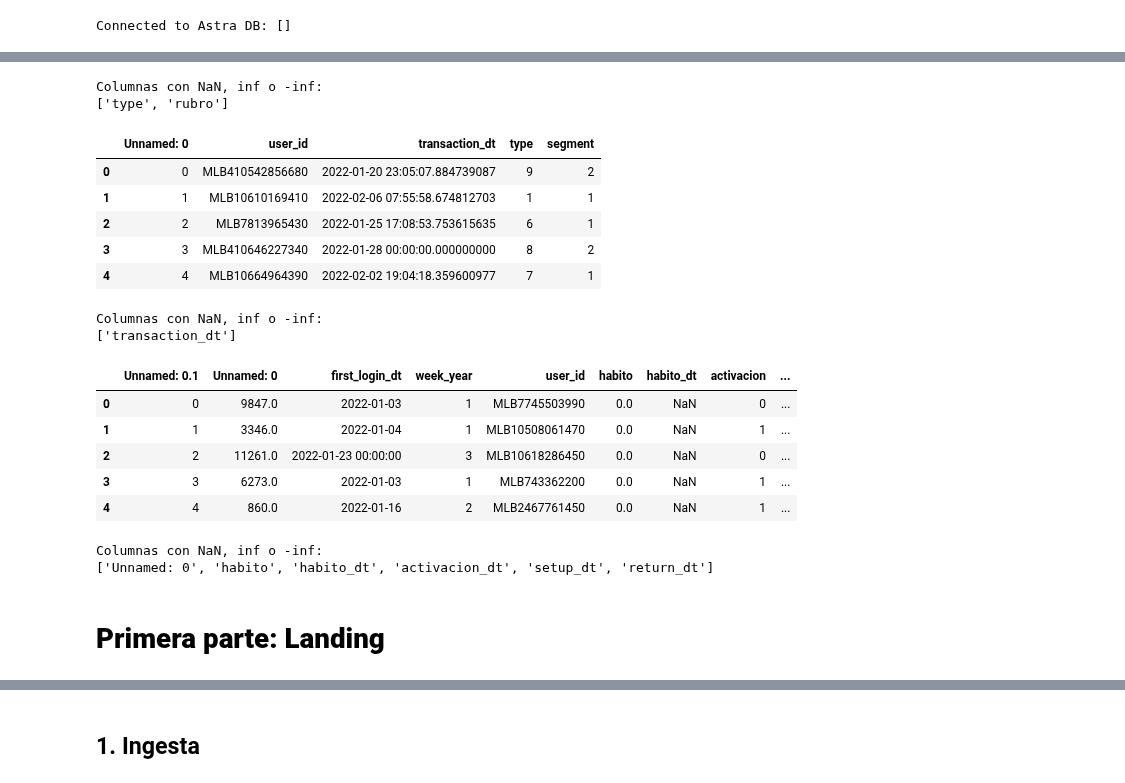
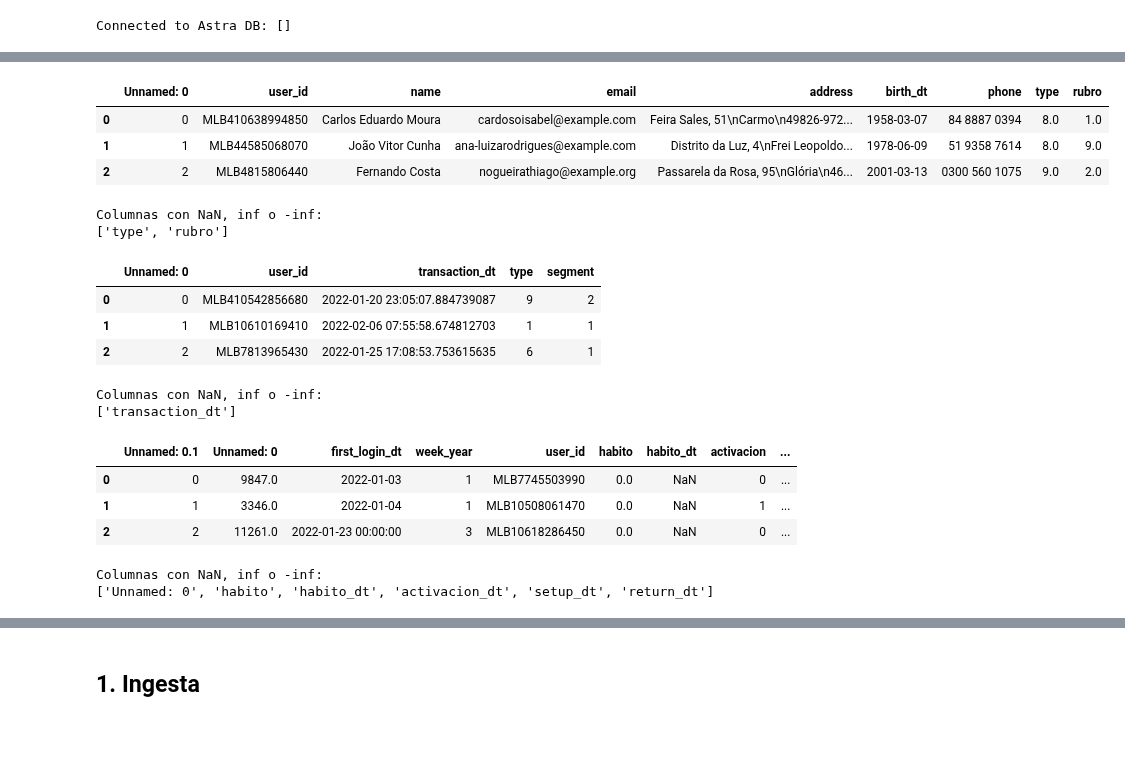
Before and after one commit to fernandezelias/ETL-Pipeline-PySpark-AstraDB, a Jupyter notebook: ETL_Cassandra_Astra.ipynb, the cells around one changed output, grey strips where cells are left out. Cells and saved outputs as stored; diff of their text form; code cells hidden in the pictures; blank space fills up the shorter version.

```diff
--- a/ETL_Cassandra_Astra.ipynb
+++ b/ETL_Cassandra_Astra.ipynb
@@ -47 +37,12 @@ Index(['Unnamed: 0', 'user_id', 'name', 'email', 'address', 'birth_dt',
+# %%
+# Carga de dataset 'users' desde la carpeta 'data'
+users = pd.read_csv("data/dim_users.csv")
+# %%
+# Vista rápida de users
+users.head(3)
+# %% [output]
+|  | Unnamed: 0 | user_id | name | email | address | birth_dt | phone | type | rubro |
+| 0 | 0 | MLB410638994850 | Carlos Eduardo Moura | cardosoisabel@example.com | Feira Sales, 51\nCarmo\n49826-972... | 1958-03-07 | 84 8887 0394 | 8.0 | 1.0 |
+| 1 | 1 | MLB44585068070 | João Vitor Cunha | ana-luizarodrigues@example.com | Distrito da Luz, 4\nFrei Leopoldo... | 1978-06-09 | 51 9358 7614 | 8.0 | 9.0 |
+| 2 | 2 | MLB4815806440 | Fernando Costa | nogueirathiago@example.org | Passarela da Rosa, 95\nGlória\n46... | 2001-03-13 | 0300 560 1075 | 9.0 | 2.0 |
 # %%
@@ -55,13 +56,3 @@ print(columnas_afectadas)
 # %% [output]
 Columnas con NaN, inf o -inf:
 ['type', 'rubro']
-# %%
-transactions = pd.read_csv("/content/drive/MyDrive/Código en Python/Minería de datos II/Parcial_2/fact_users_transactions.csv")
-transactions.head()
-# %% [output]
-|  | Unnamed: 0 | user_id | transaction_dt | type | segment |
-| 0 | 0 | MLB410542856680 | 2022-01-20 23:05:07.884739087 | 9 | 2 |
-| 1 | 1 | MLB10610169410 | 2022-02-06 07:55:58.674812703 | 1 | 1 |
-| 2 | 2 | MLB7813965430 | 2022-01-25 17:08:53.753615635 | 6 | 1 |
-| 3 | 3 | MLB410646227340 | 2022-01-28 00:00:00.000000000 | 8 | 2 |
-| 4 | 4 | MLB10664964390 | 2022-02-02 19:04:18.359600977 | 7 | 1 |
@@ -68 +62,9 @@ transactions.head()
+# %%
+# Vista rápida de transactions
+transactions.head(3)
+# %% [output]
+|  | Unnamed: 0 | user_id | transaction_dt | type | segment |
+| 0 | 0 | MLB410542856680 | 2022-01-20 23:05:07.884739087 | 9 | 2 |
+| 1 | 1 | MLB10610169410 | 2022-02-06 07:55:58.674812703 | 1 | 1 |
+| 2 | 2 | MLB7813965430 | 2022-01-25 17:08:53.753615635 | 6 | 1 |
 # %%
@@ -76,13 +78,3 @@ print(columnas_afectadas)
 # %% [output]
 Columnas con NaN, inf o -inf:
 ['transaction_dt']
-# %%
-onboarding = pd.read_csv("/content/drive/MyDrive/Código en Python/Minería de datos II/Parcial_2/fact_users_onboarding.csv")
-onboarding.head()
-# %% [output]
-|  | Unnamed: 0.1 | Unnamed: 0 | first_login_dt | week_year | user_id | habito | habito_dt | activacion | ... |
-| 0 | 0 | 9847.0 | 2022-01-03 | 1 | MLB7745503990 | 0.0 | NaN | 0 | ... |
-| 1 | 1 | 3346.0 | 2022-01-04 | 1 | MLB10508061470 | 0.0 | NaN | 1 | ... |
-| 2 | 2 | 11261.0 | 2022-01-23 00:00:00 | 3 | MLB10618286450 | 0.0 | NaN | 0 | ... |
-| 3 | 3 | 6273.0 | 2022-01-03 | 1 | MLB743362200 | 0.0 | NaN | 1 | ... |
-| 4 | 4 | 860.0 | 2022-01-16 | 2 | MLB2467761450 | 0.0 | NaN | 1 | ... |
@@ -89 +84,9 @@ onboarding.head()
+# %%
+# Vista rápida de onboarding
+onboarding.head(3)
+# %% [output]
+|  | Unnamed: 0.1 | Unnamed: 0 | first_login_dt | week_year | user_id | habito | habito_dt | activacion | ... |
+| 0 | 0 | 9847.0 | 2022-01-03 | 1 | MLB7745503990 | 0.0 | NaN | 0 | ... |
+| 1 | 1 | 3346.0 | 2022-01-04 | 1 | MLB10508061470 | 0.0 | NaN | 1 | ... |
+| 2 | 2 | 11261.0 | 2022-01-23 00:00:00 | 3 | MLB10618286450 | 0.0 | NaN | 0 | ... |
 # %%
@@ -97,5 +100,3 @@ print(columnas_afectadas)
 # %% [output]
 Columnas con NaN, inf o -inf:
 ['Unnamed: 0', 'habito', 'habito_dt', 'activacion_dt', 'setup_dt', 'return_dt']
-# %% [markdown]
-# **Primera parte: Landing**
```
Also changed, not shown: parts of 24 cells of this notebook, 3 other files.
